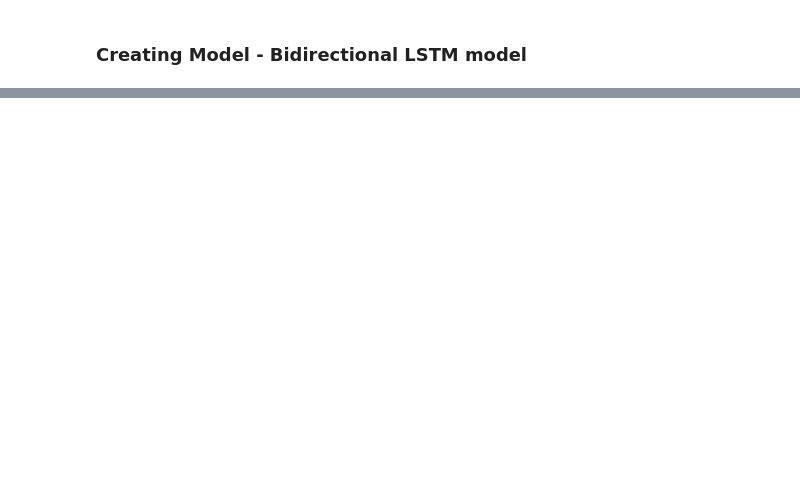
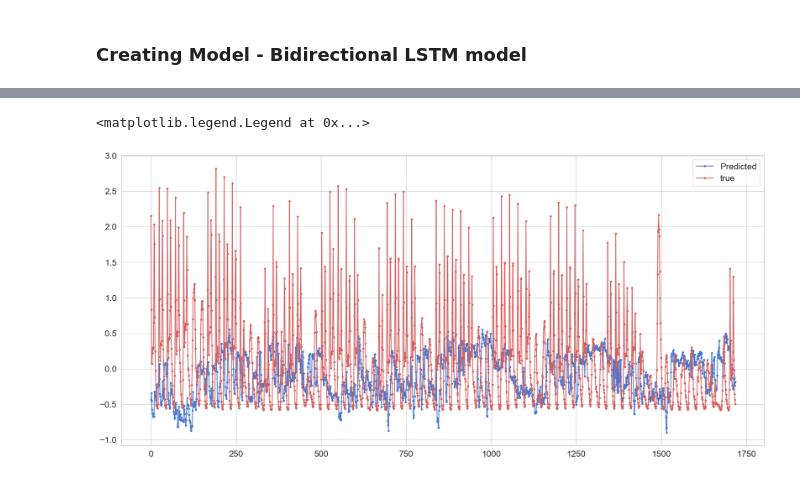
Before and after one commit to SaibalPatraDS/Time-Series-Analysis, a Jupyter notebook: Time Series Prediction using LSTM/time_series_analsis_using_LSTM.ipynb, the cells around one changed output, grey strips where cells are left out. Drawn from its saved outputs; the diff is of its cells as text; code cells hidden in the pictures; blank space fills up the shorter version.

```diff
--- a/Time Series Prediction using LSTM/time_series_analsis_using_LSTM.ipynb
+++ b/Time Series Prediction using LSTM/time_series_analsis_using_LSTM.ipynb
@@ -221,8 +221,8 @@ def create_dataset(X, y, time_steps = 1):
     for i in range(len(X) - time_steps):
         v = X.iloc[i:(i+time_steps)].to_numpy()
         Xs.append(v)
-        u = y.iloc[i: (i+time_steps)].to_numpy()
-        ys.append(u)
+#         u = y.iloc[(i+time_steps)].to_numpy()
+        ys.append(y.iloc[i + time_steps])
     return np.array(Xs), np.array(ys)
 # %%
 TIME_STEPS = 24
@@ -288,0 +294,2 @@ plt.legend()
+# %%
+y_pred = model.predict(X_test)
@@ -288,0 +298,11 @@ plt.legend()
+# %%
+y_pred_inv = cnt_transformer.inverse_transform(y_pred)
+y_train_inv = cnt_transformer.inverse_transform(y_train.reshape(1, -1))
+y_test_inv = cnt_transformer.inverse_transform(y_test.reshape(1, -1))
+# %%
+plt.plot(y_pred_inv, marker = '.', label = 'Predicted')
+plt.plot(y_test_inv.flatten(), marker = '.', color = 'r', label = 'true')
+plt.legend()
+# %% [output]
+<matplotlib.legend.Legend at 0x...>
+[figure, added]
```
Also changed, not shown: parts of 5 cells of this notebook.
